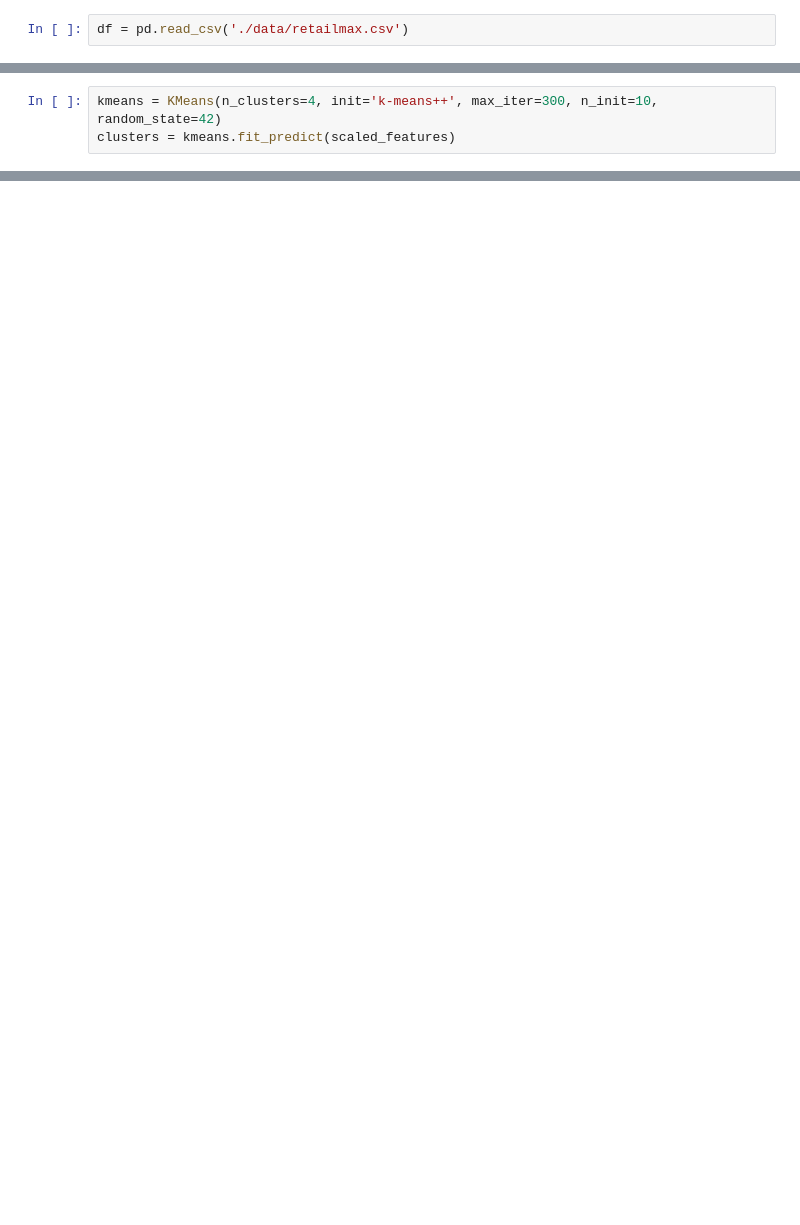
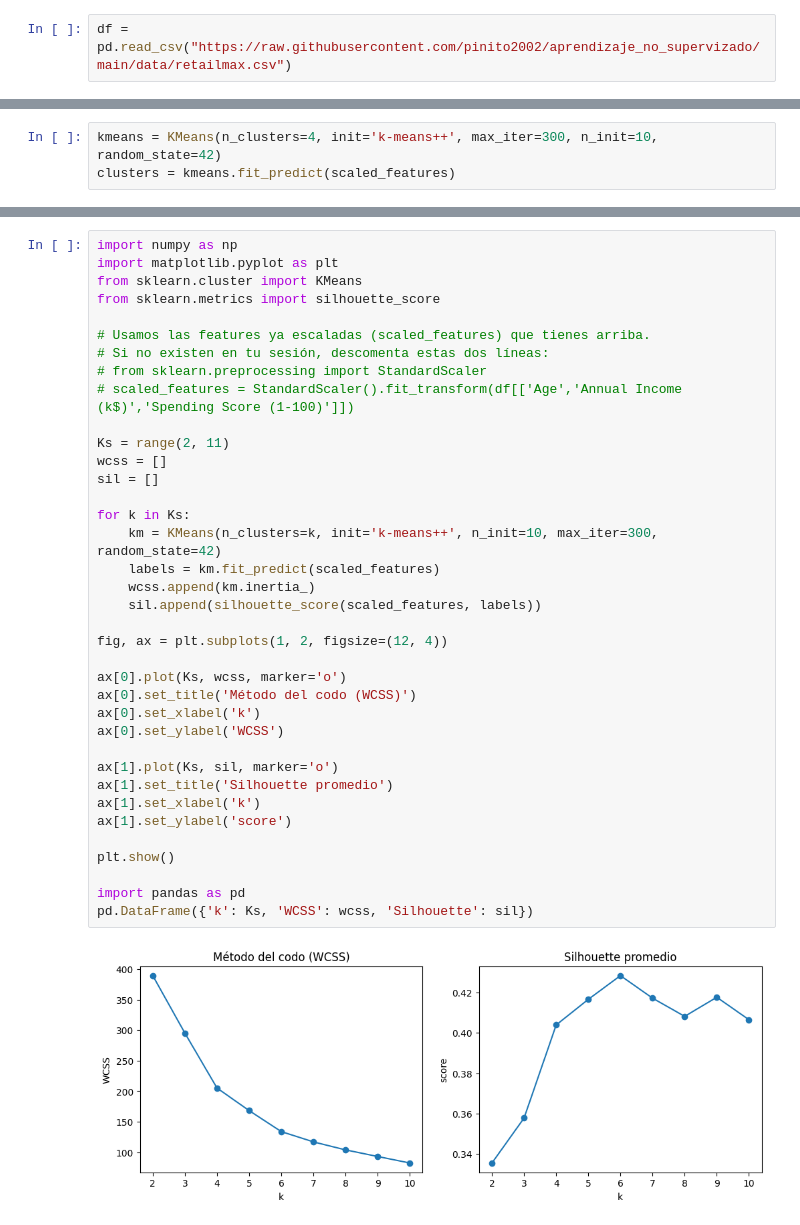
Before and after one commit to pinito2002/aprendizaje_no_supervizado, a Jupyter notebook: 2_clustering.ipynb, the cells around one changed output, grey strips where cells are left out. Saved outputs shown, nothing was run; the diff lists cells and outputs as text; blank space fills up the shorter version.

```diff
--- a/2_clustering.ipynb
+++ b/2_clustering.ipynb
@@ -8,7 +8,7 @@ from mpl_toolkits.mplot3d import Axes3D
 from sklearn.preprocessing import StandardScaler
 from sklearn.cluster import KMeans
 # %%
-df = pd.read_csv('./data/retailmax.csv')
+df = pd.read_csv("https://raw.githubusercontent.com/pinito2002/aprendizaje_no_supervizado/main/data/retailmax.csv")
 # %%
 features = df[['Age', 'Annual Income (k$)', 'Spending Score (1-100)']]
 # %%
@@ -66,0 +145,39 @@ plt.show()
+# %%
+import numpy as np
+import matplotlib.pyplot as plt
+from sklearn.cluster import KMeans
+from sklearn.metrics import silhouette_score
+
+# Usamos las features ya escaladas (scaled_features) que tienes arriba.
+# Si no existen en tu sesión, descomenta estas dos líneas:
+# from sklearn.preprocessing import StandardScaler
+# scaled_features = StandardScaler().fit_transform(df[['Age','Annual Income (k$)','Spending Score (1-100)']])
+
+Ks = range(2, 11)
+wcss = []
+sil = []
+
+for k in Ks:
+    km = KMeans(n_clusters=k, init='k-means++', n_init=10, max_iter=300, random_state=42)
+    labels = km.fit_predict(scaled_features)
+    wcss.append(km.inertia_)
+    sil.append(silhouette_score(scaled_features, labels))
+
+fig, ax = plt.subplots(1, 2, figsize=(12, 4))
+
+ax[0].plot(Ks, wcss, marker='o')
+ax[0].set_title('Método del codo (WCSS)')
+ax[0].set_xlabel('k')
+ax[0].set_ylabel('WCSS')
+
+ax[1].plot(Ks, sil, marker='o')
+ax[1].set_title('Silhouette promedio')
+ax[1].set_xlabel('k')
+ax[1].set_ylabel('score')
+
+plt.show()
+
+import pandas as pd
+pd.DataFrame({'k': Ks, 'WCSS': wcss, 'Silhouette': sil})
+# %% [output]
+[figure, added]
```
Also changed, not shown: parts of 15 cells of this notebook.
